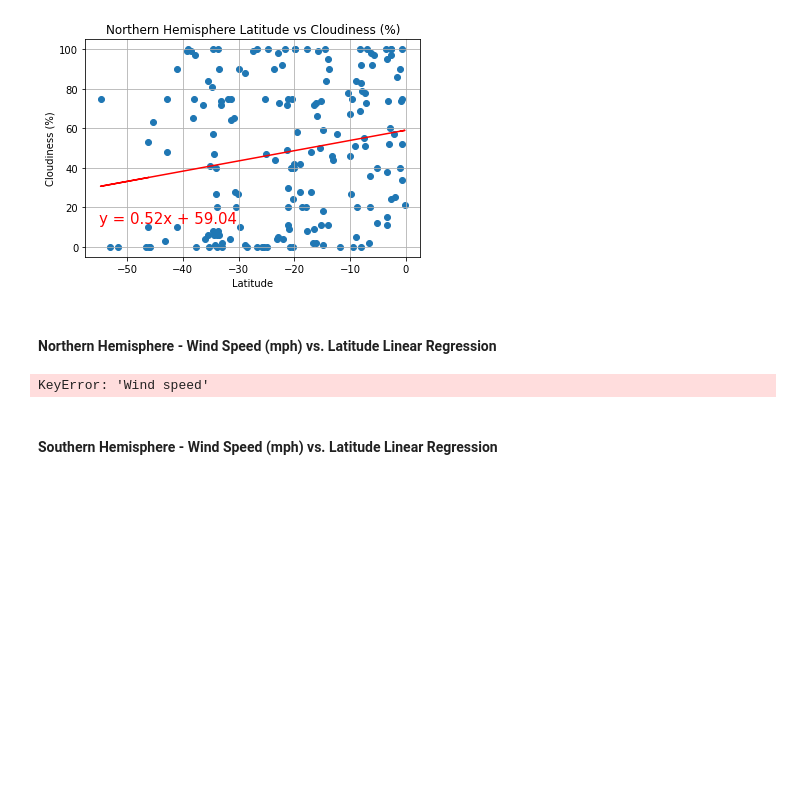
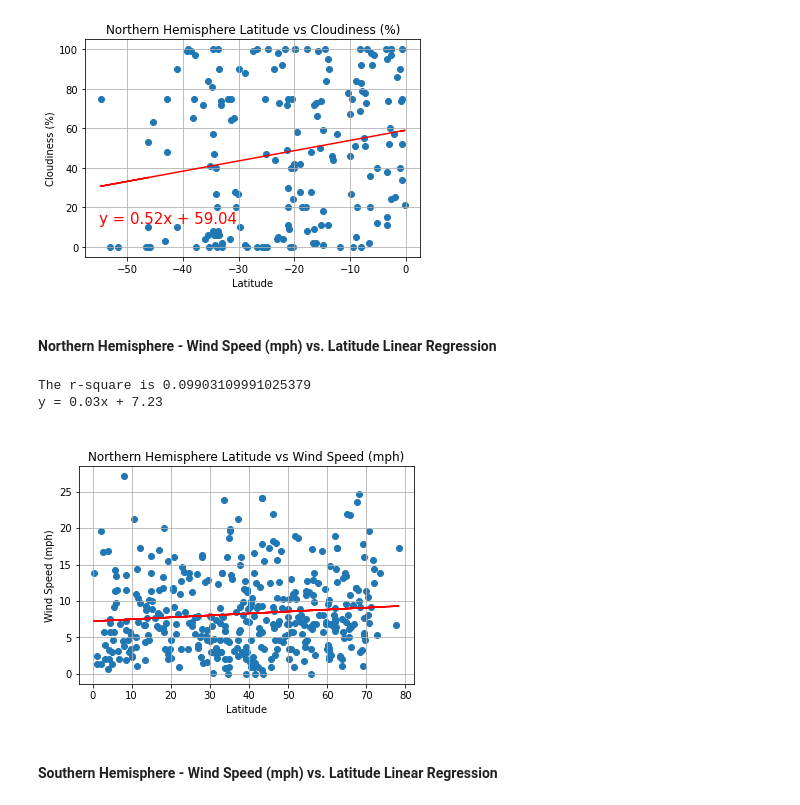
Before and after one commit to LiteshSamji/python-api, a Jupyter notebook: WeatherPy/WeatherPy.ipynb, the cells around one changed output. Saved outputs shown, nothing was run; the diff lists cells and outputs as text; code cells hidden in the pictures; blank space fills up the shorter version.

```diff
--- a/WeatherPy/WeatherPy.ipynb
+++ b/WeatherPy/WeatherPy.ipynb
@@ -396,20 +403,22 @@ y = 0.52x + 59.04
 # %%
 #Get Latitude and Windspeed values
 x_values = northern_df["Lat"]
-y_values = northern_df["Wind speed"]
+y_values = northern_df["Wind Speed"]
 
 #Display's the equation at x,y points
 eq_plotX = 2
 eq_plotY = 31
 
 #Display
 y_label = "Wind Speed (mph)"
 plt.title(f'Northern Hemisphere Latitude vs Wind Speed (mph)')
 linearRegression(x_values,y_values,eq_plotX,eq_plotY,y_label)
 plt.savefig(f'../output/Northern Hemisphere Latitude vs Wind Speed.png')
 plt.show()
 # %% [output]
-KeyError: 'Wind speed'
+The r-square is 0.09903109991025379
+y = 0.03x + 7.23
+[figure, added]
 # %% [markdown]
 ####  Southern Hemisphere - Wind Speed (mph) vs. Latitude Linear Regression
 # %%
```
Also changed, not shown: parts of 7 cells of this notebook, 15 other files.
